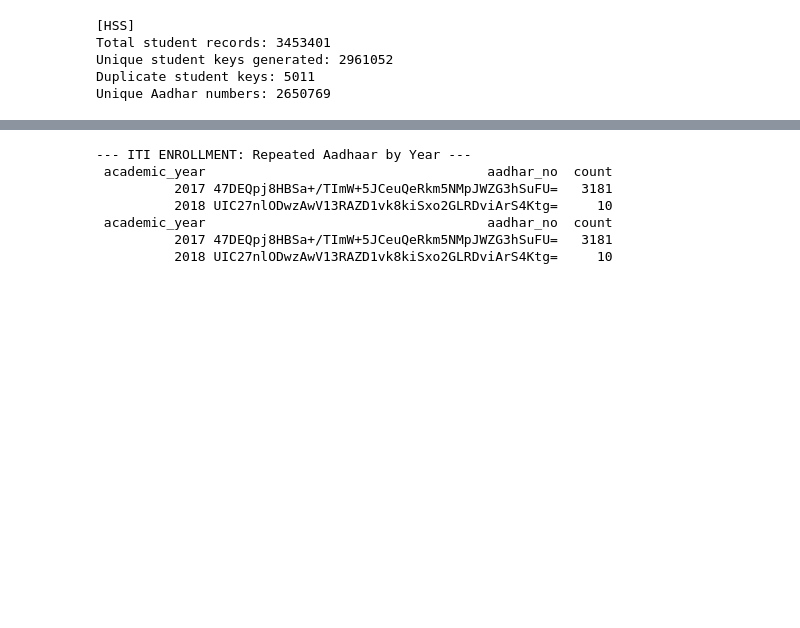
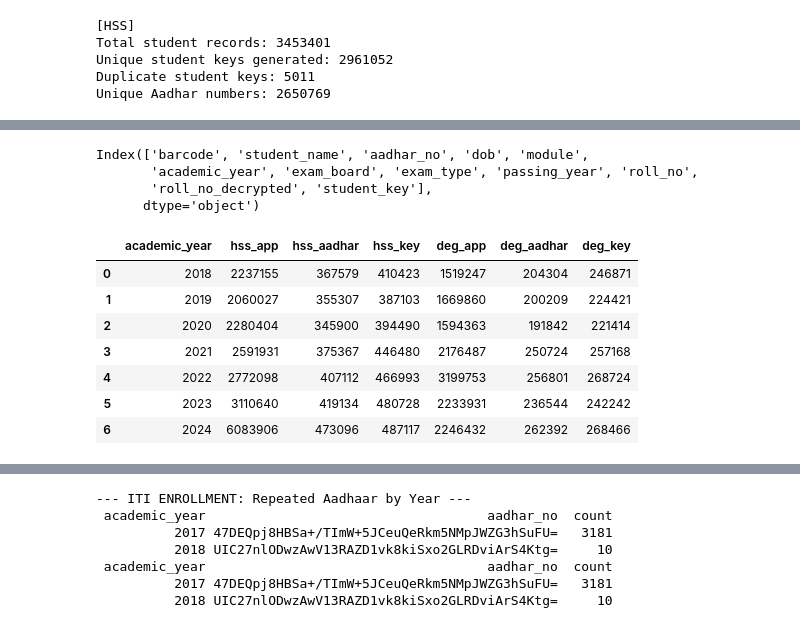
Before and after one commit to Data-Policy-and-Innovation-Centre/sams, a Jupyter notebook: notebooks/unique_key_validation.ipynb, the cells around one changed output, grey strips where cells are left out. Drawn from its saved outputs; the diff is of its cells as text; code cells hidden in the pictures; blank space fills up the shorter version.

```diff
--- a/notebooks/unique_key_validation.ipynb
+++ b/notebooks/unique_key_validation.ipynb
@@ -485,0 +531,34 @@ deg_df2 = merge_enrollment_applications(deg_key_df, deg_applications)
+# %%
+hss_df2.columns
+# %% [output]
+Index(['barcode', 'student_name', 'aadhar_no', 'dob', 'module',
+       'academic_year', 'exam_board', 'exam_type', 'passing_year', 'roll_no',
+       'roll_no_decrypted', 'student_key'],
+      dtype='object')
+# %%
+# HSS and DEG
+hss = hss_df2.groupby("academic_year").agg(
+    hss_app=("academic_year", "size"),
+    hss_aadhar=("aadhar_no", "nunique"),
+    hss_key=("student_key", "nunique"),
+).reset_index()
+
+deg = deg_df2.groupby("academic_year").agg(
+    deg_app=("academic_year", "size"),
+    deg_aadhar=("aadhar_no", "nunique"),
+    deg_key=("student_key", "nunique"),
+).reset_index()
+
+# Final merged table
+hss_deg_stats = hss.merge(deg, on="academic_year")
+hss_deg_stats["academic_year"] = hss_deg_stats["academic_year"].astype("Int64")
+hss_deg_stats
+# %% [output]
+|  | academic_year | hss_app | hss_aadhar | hss_key | deg_app | deg_aadhar | deg_key |
+| 0 | 2018 | 2237155 | 367579 | 410423 | 1519247 | 204304 | 246871 |
+| 1 | 2019 | 2060027 | 355307 | 387103 | 1669860 | 200209 | 224421 |
+| 2 | 2020 | 2280404 | 345900 | 394490 | 1594363 | 191842 | 221414 |
+| 3 | 2021 | 2591931 | 375367 | 446480 | 2176487 | 250724 | 257168 |
+| 4 | 2022 | 2772098 | 407112 | 466993 | 3199753 | 256801 | 268724 |
+| 5 | 2023 | 3110640 | 419134 | 480728 | 2233931 | 236544 | 242242 |
+| 6 | 2024 | 6083906 | 473096 | 487117 | 2246432 | 262392 | 268466 |
```
Also changed, not shown: parts of 57 cells of this notebook.
